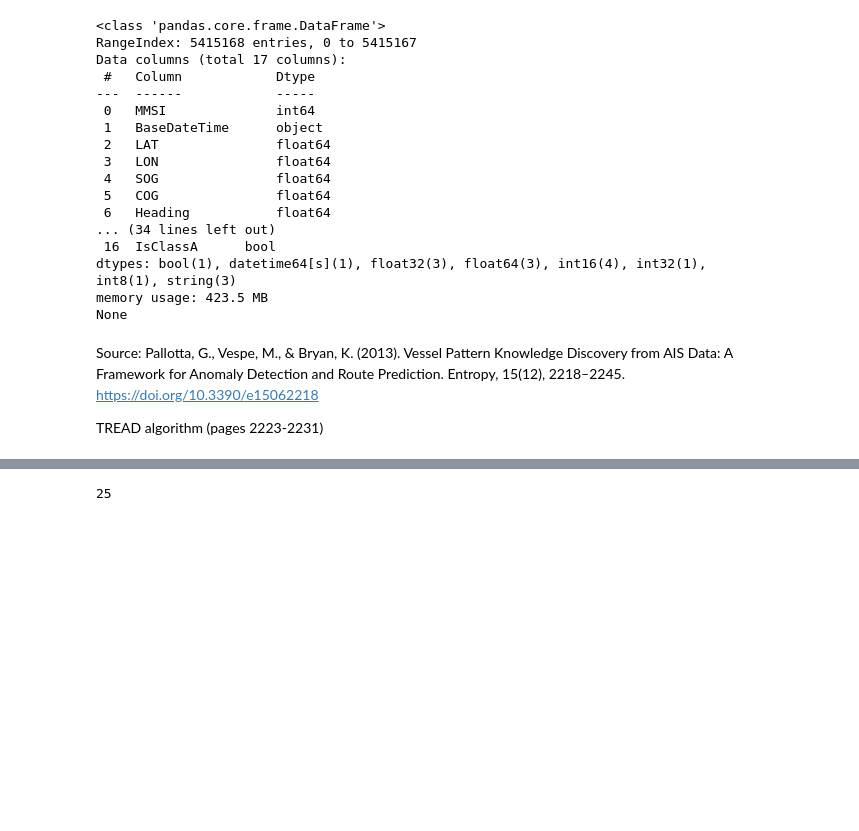
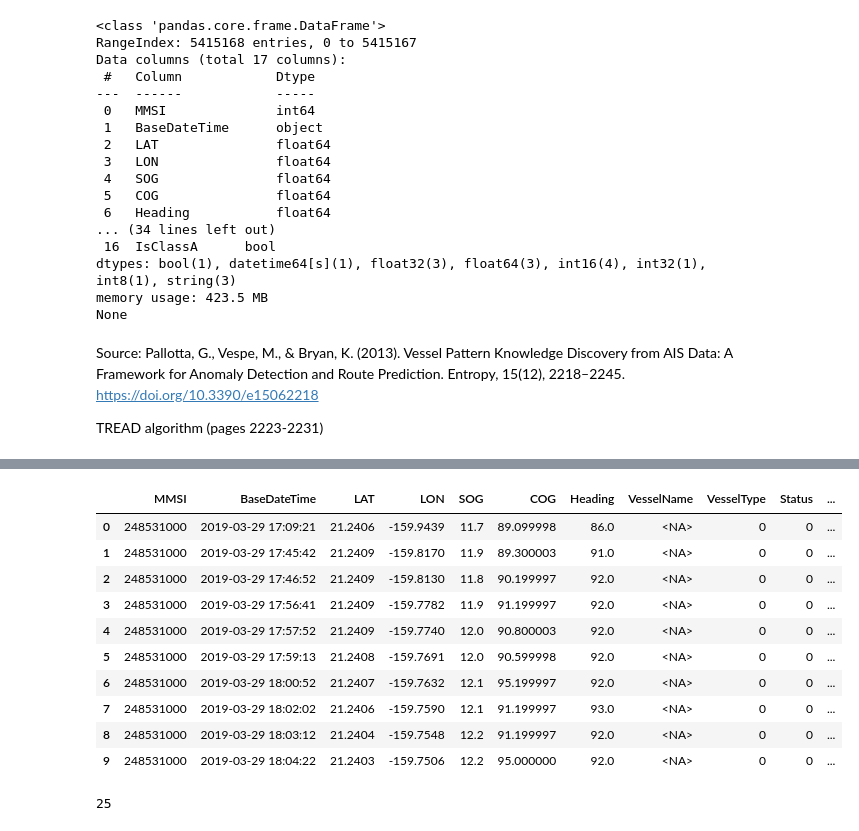
Before and after one commit to Accazeta/AIS_data_analysis, a Jupyter notebook: src/TREAD.ipynb, the cells around one changed output, grey strips where cells are left out. Drawn from its saved outputs; the diff is of its cells as text; code cells hidden in the pictures; blank space fills up the shorter version.

```diff
--- a/src/TREAD.ipynb
+++ b/src/TREAD.ipynb
@@ -201,16 +203,20 @@ for mmsi in reference_list_of_mmsi:
 
     # condition used to determine if the ship is "lost"
     lost_condition = (pairsOfPointsDF['DeltaTime'] > LOST_TIME_THRESHOLD_SECONDS)
+    # another codition used to determin if the ship has left the domain for a significant amount of time
+    exit_condition = (pairsOfPointsDF['DeltaTime'] > EXIT_TIME_THRESHOLD_HOURS)
     # the avg_speed of the points following the ones considered "lost" is set to nan
     pairsOfPointsDF.loc[lost_condition, 'Speed'] = np.nan
     # any nan point of the 'Speed' column is set to the corresponging 'SOG' value (if available)
     pairsOfPointsDF['Speed'] = pairsOfPointsDF['Speed'].fillna(pairsOfPointsDF['SOG']/KNOTS_CONST)
     # new empty status column
     pairsOfPointsDF['EstimatedStatus'] = p.Series(dtype=p.StringDtype())
-    # the status of the first point after the ship reappears is set to 'return'
+    # set the status of the last and first points before and after a small interruption
+    pairsOfPointsDF.loc[lost_condition.shift(-1, fill_value=False), 'EstimatedStatus'] = 'lost'
     pairsOfPointsDF.loc[lost_condition, 'EstimatedStatus'] = 'return'
-    # the status of last point before the ship disappears is set to 'lost'
-    pairsOfPointsDF.loc[lost_condition.shift(-1, fill_value=False), 'EstimatedStatus'] = 'lost'
+    # set the status of the last and first points before and after a big interruption
+    pairsOfPointsDF.loc[exit_condition.shift(-1, fill_value=False), 'EstimatedStatus'] = 'exit'
+    pairsOfPointsDF.loc[exit_condition, 'EstimatedStatus'] = 'entry'
 
     # convert the speed from meters to nautical knots
     pairsOfPointsDF['Speed'] = pairsOfPointsDF['Speed'] * KNOTS_CONST
@@ -223,12 +229,16 @@ for mmsi in reference_list_of_mmsi:
     appendDF.at[appendDF.index[0], 'Avg_Speed'] = appendDF.at[appendDF.index[0], 'SOG']
     # Any row where avg_speed is set to np.nan is replaced with the SOG value
     appendDF.fillna({'Avg_Speed' : appendDF['SOG']}, inplace=True)
+    # Sometimes a vessel may broadcast an impossible GPS location. This is detected by looking for
+    # absurd Avg_Speed values. Any point that fits this description is then dropped.
+    appendDF = appendDF[appendDF['Avg_Speed'] < ABSURD_SPEED_THRESHOLD]
     # Copy the estimated status column in the final ship df
     appendDF['EstimatedStatus'] = pairsOfPointsDF['EstimatedStatus'].copy()
+
     # drop the first column (generated during all the processing above)
     appendDF.drop('index', axis=1, inplace=True)
     # save the dataframe to the vessels list
     V_s.append(appendDF)
 
-print(V_s[-1])
+display(V_s[-1].head(10))
 # %% [output]
@@ -252,3 +245,14 @@ print(V_s[-1])
+|  | MMSI | BaseDateTime | LAT | LON | SOG | COG | Heading | VesselName | VesselType | Status | ... |
+| 0 | 248531000 | 2019-03-29 17:09:21 | 21.2406 | -159.9439 | 11.7 | 89.099998 | 86.0 | <NA> | 0 | 0 | ... |
+| 1 | 248531000 | 2019-03-29 17:45:42 | 21.2409 | -159.8170 | 11.9 | 89.300003 | 91.0 | <NA> | 0 | 0 | ... |
+| 2 | 248531000 | 2019-03-29 17:46:52 | 21.2409 | -159.8130 | 11.8 | 90.199997 | 92.0 | <NA> | 0 | 0 | ... |
+| 3 | 248531000 | 2019-03-29 17:56:41 | 21.2409 | -159.7782 | 11.9 | 91.199997 | 92.0 | <NA> | 0 | 0 | ... |
+| 4 | 248531000 | 2019-03-29 17:57:52 | 21.2409 | -159.7740 | 12.0 | 90.800003 | 92.0 | <NA> | 0 | 0 | ... |
+| 5 | 248531000 | 2019-03-29 17:59:13 | 21.2408 | -159.7691 | 12.0 | 90.599998 | 92.0 | <NA> | 0 | 0 | ... |
+| 6 | 248531000 | 2019-03-29 18:00:52 | 21.2407 | -159.7632 | 12.1 | 95.199997 | 92.0 | <NA> | 0 | 0 | ... |
+| 7 | 248531000 | 2019-03-29 18:02:02 | 21.2406 | -159.7590 | 12.1 | 91.199997 | 93.0 | <NA> | 0 | 0 | ... |
+| 8 | 248531000 | 2019-03-29 18:03:12 | 21.2404 | -159.7548 | 12.2 | 91.199997 | 92.0 | <NA> | 0 | 0 | ... |
+| 9 | 248531000 | 2019-03-29 18:04:22 | 21.2403 | -159.7506 | 12.2 | 95.000000 | 92.0 | <NA> | 0 | 0 | ... |
 # %%
 # delete unused dataframe from RAM in order to save memory
 # according to StackOverflow, this is the best way:
```
Also changed, not shown: parts of 17 cells of this notebook.
